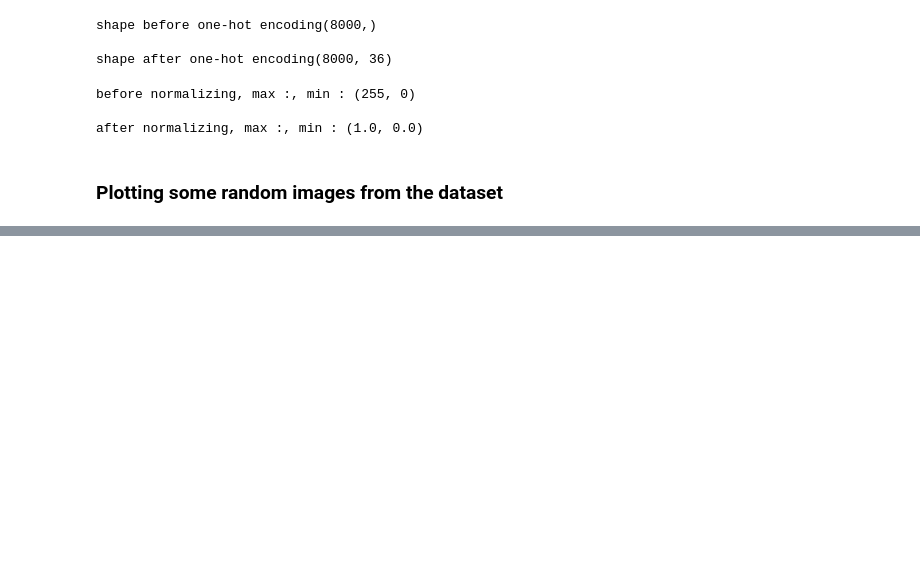
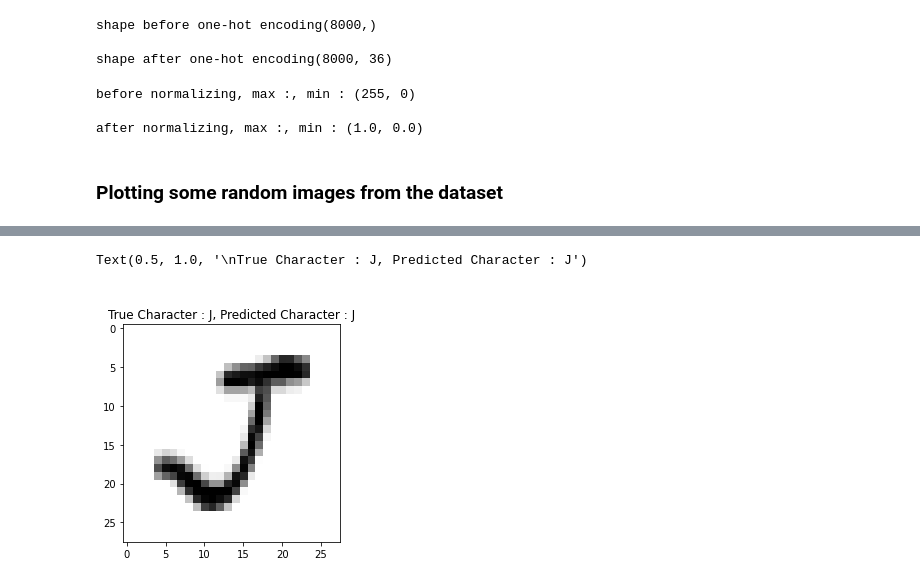
Before and after one commit to Goyalscode/Character-Recognition-Using-DL, a Jupyter notebook: model_Training.ipynb, the cells around one changed output, grey strips where cells are left out. Saved outputs shown, nothing was run; the diff lists cells and outputs as text; code cells hidden in the pictures; blank space fills up the shorter version.

```diff
--- a/model_Training.ipynb
+++ b/model_Training.ipynb
@@ -386,0 +447,10 @@ for i in range(4) :                                                 # taking 4 b
+# %%
+#  train the model using model.fit() and training data
+
+#  training data is X_train, y_train which contains features/pixels of images and corresponding labels respectively
+#  validation_parameter can also be used to give an idea of how model performs on test data during training
+#  epochs mean no of times the model will work/pass through the entire training data
+#  taking default batch-size of 32
+#  batch-size is no of samples from training data which will be worked before updation of internal model parameters
+
+nn_model_1.fit(X_train, y_train, epochs = 25)
@@ -386,0 +590,10 @@ for i in range(4) :                                                 # taking 4 b
+# %%
+#  assign the best neural network model to a new varibale
+nn_model = nn_model_2
+
+#  we make predictions on the test data(X_test) using .predict() method
+#  model outputs a list of prediction probabilities,
+#  meaning a no. for how likely it thinks a part. class is to be the label
+
+nn_y_pred_prob = nn_model.predict(X_test)  #  storing prediction probabilities in y_pred_prob varibale
+nn_y_pred_prob[0]  #  see the first prediction probability --> probability for each class
@@ -386,0 +657,15 @@ for i in range(4) :                                                 # taking 4 b
+# %%
+#  plot a random image with its prediction, and compare true with predicted labels
+
+import random                         #  module for generating random numbers
+i = random.randint(0, len(X_test))    #  gives random integer from range of test data
+
+img = X_test[i]                                        #  random image features stored in img variable
+pred_prob = nn_model.predict(img.reshape(1, 784))      #  have to reshape the image to get into right size for model, 1 means 1 image is passed
+char_pred = class_names[pred_prob.argmax()]            #  getting predicted character of the image
+char_true = class_names[y_test[i].argmax()]            #  storing true character
+plt.imshow(img.reshape(28, 28), cmap = plt.cm.binary)  #  plot the random image
+plt.title(f"\nTrue Character : {char_true}, Predicted Character : {char_pred}")  #  title of the plot
+# %% [output]
+Text(0.5, 1.0, '\nTrue Character : J, Predicted Character : J')
+[figure, added]
```
Also changed, not shown: parts of 22 cells of this notebook, 1 other file.
